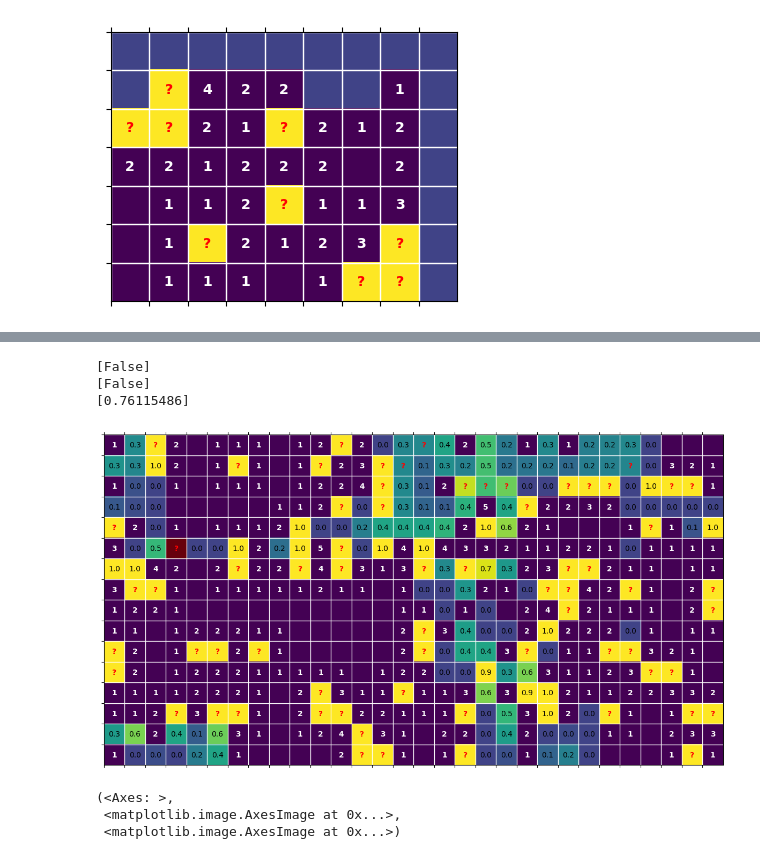
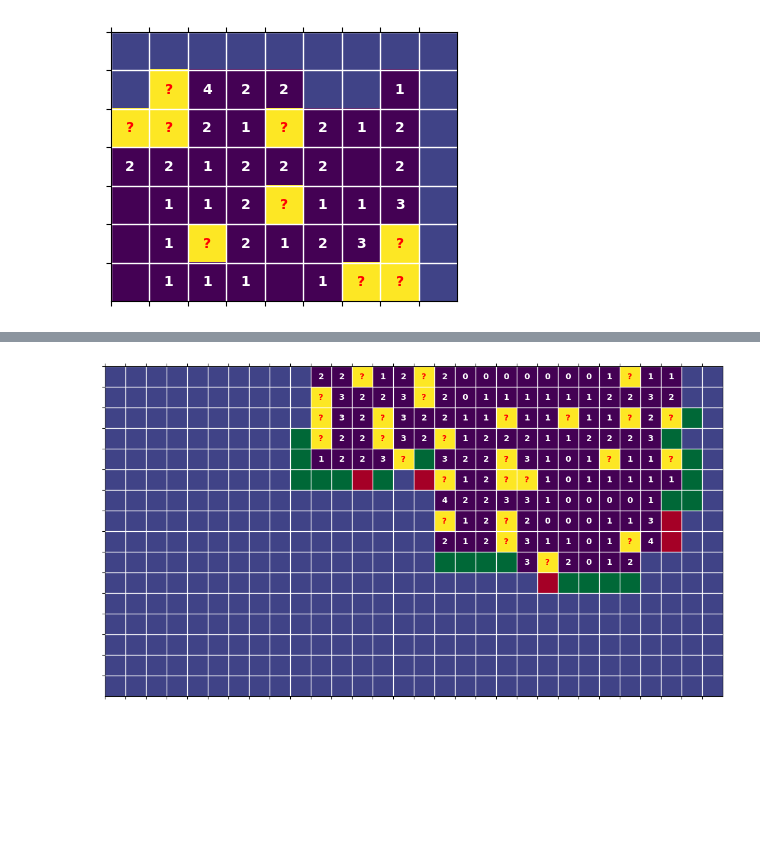
Before and after one commit to ClaudioPaterniti/MineSweeperLearning, a Jupyter notebook: test.ipynb, the cells around one changed output, grey strips where cells are left out. Saved outputs shown, nothing was run; the diff lists cells and outputs as text; code cells hidden in the pictures; blank space fills up the shorter version.

```diff
--- a/test.ipynb
+++ b/test.ipynb
@@ -74,17 +74,9 @@ g.pyplot_game(0, mine_probs=p[0], highlight_losing_only=False, print_zeros= True
-# %%
-player.play(g) # play untill the end
-print(g.active_games)
-print(g.won)
-print(g.scores())
-p = model(g.game_state(), g.mines_n)
-g.pyplot_game(0, mine_probs=p[0], print_zeros=False)
-# %% [output]
-[False]
-[False]
-[0.76115486]
-[figure, removed]
-(<Axes: >,
- <matplotlib.image.AxesImage at 0x...>,
- <matplotlib.image.AxesImage at 0x...>)
+# %%
+g = Game(16, 30, 99, 1)
+g.open_zero()
+player.play(g, 10)
+player.plot_moves(g)
+# %% [output]
+[figure, added]
 # %%
 games = Game(16, 30, 99, 500)
```
Also changed, not shown: parts of 8 cells of this notebook, 6 other files.
